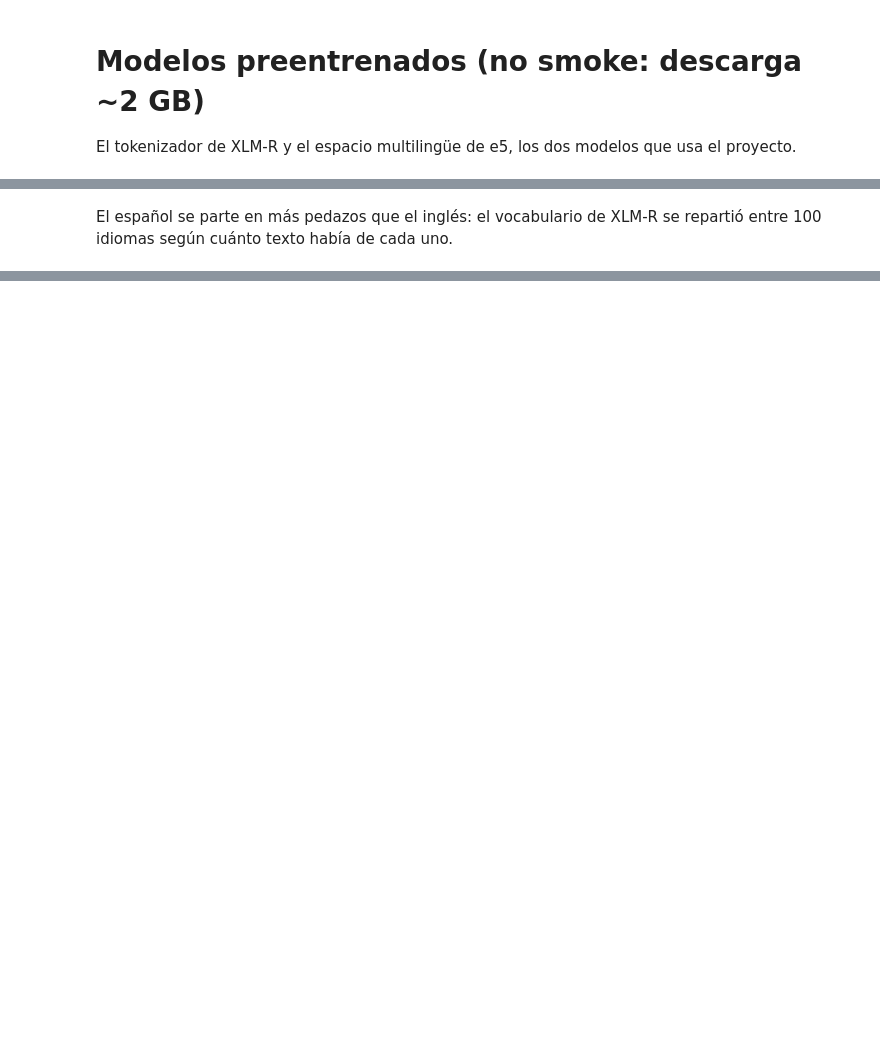
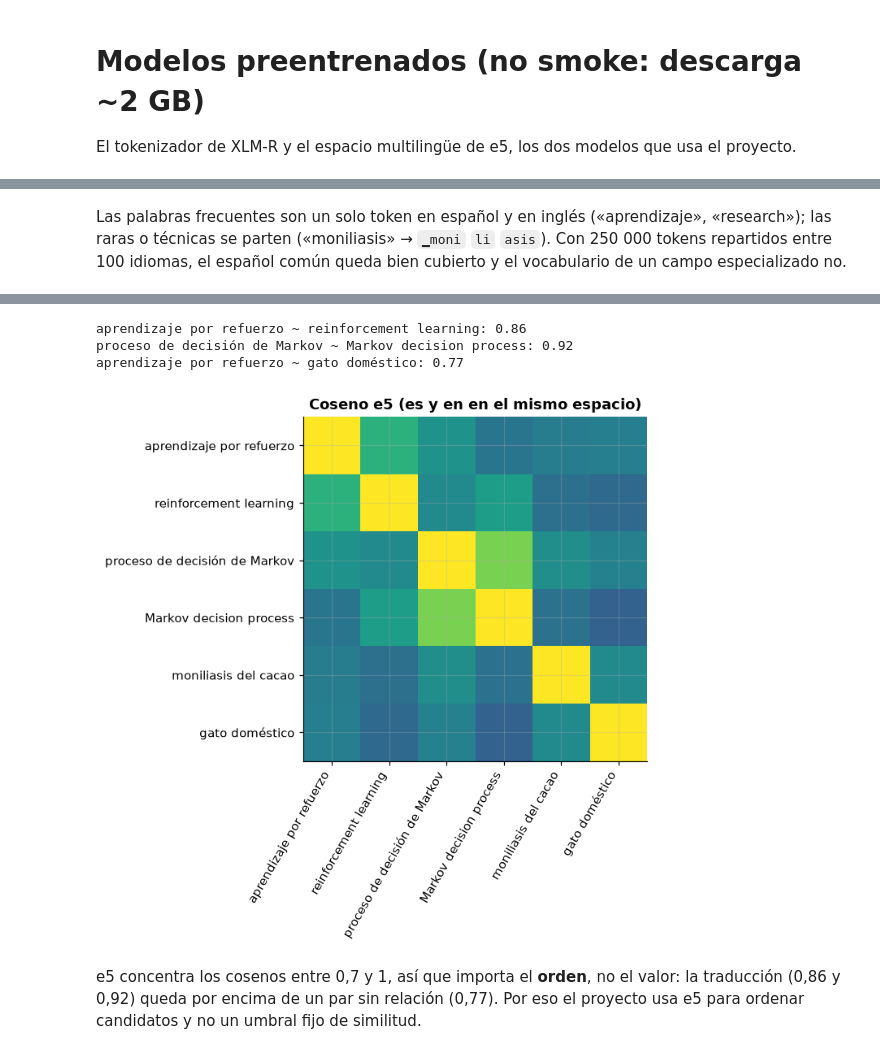
Before and after one commit to serandmoncas/especializacion-ia, a Jupyter notebook: 02-semestre-2/02-pln/notebooks/06-modelos-preentrenados.ipynb, the cells around one changed output, grey strips where cells are left out. Cells and saved outputs as stored; diff of their text form; code cells hidden in the pictures; blank space fills up the shorter version.

```diff
--- a/02-semestre-2/02-pln/notebooks/06-modelos-preentrenados.ipynb
+++ b/02-semestre-2/02-pln/notebooks/06-modelos-preentrenados.ipynb
@@ -18,5 +25,5 @@ for w in ["aprendizaje", "learning", "moniliasis", "investigación", "research",
 # %% [markdown]
-El español se parte en más pedazos que el inglés: el vocabulario de XLM-R se repartió entre 100 idiomas según cuánto texto había de cada uno.
+Las palabras frecuentes son un solo token en español y en inglés («aprendizaje», «research»); las raras o técnicas se parten («moniliasis» → `▁moni` `li` `asis`). Con 250 000 tokens repartidos entre 100 idiomas, el español común queda bien cubierto y el vocabulario de un campo especializado no.
 # %%
 from research_paths.retrieval import e5_encoder
 
@@ -35,4 +42,7 @@ fig, ax = plt.subplots(figsize=(6, 5))
 ax.imshow(S, vmin=0.6, vmax=1, cmap="viridis")
 ax.set_xticks(range(6), phrases, rotation=60, ha="right")
 ax.set_yticks(range(6), phrases)
-ax.set_title("Coseno e5 (es y en en el mismo espacio)");
+ax.set_title("Coseno e5 (es y en en el mismo espacio)")
+for i, j in [(0, 1), (2, 3), (0, 5)]:
+    print(f"{phrases[i]} ~ {phrases[j]}: {S[i, j]:.2f}")
+# %% [output]
@@ -38,0 +50,6 @@ ax.set_title("Coseno e5 (es y en en el mismo espacio)");
+aprendizaje por refuerzo ~ reinforcement learning: 0.86
+proceso de decisión de Markov ~ Markov decision process: 0.92
+aprendizaje por refuerzo ~ gato doméstico: 0.77
+[figure, added]
+# %% [markdown]
+e5 concentra los cosenos entre 0,7 y 1, así que importa el **orden**, no el valor: la traducción (0,86 y 0,92) queda por encima de un par sin relación (0,77). Por eso el proyecto usa e5 para ordenar candidatos y no un umbral fijo de similitud.
```
Also changed, not shown: parts of 2 cells of this notebook.
